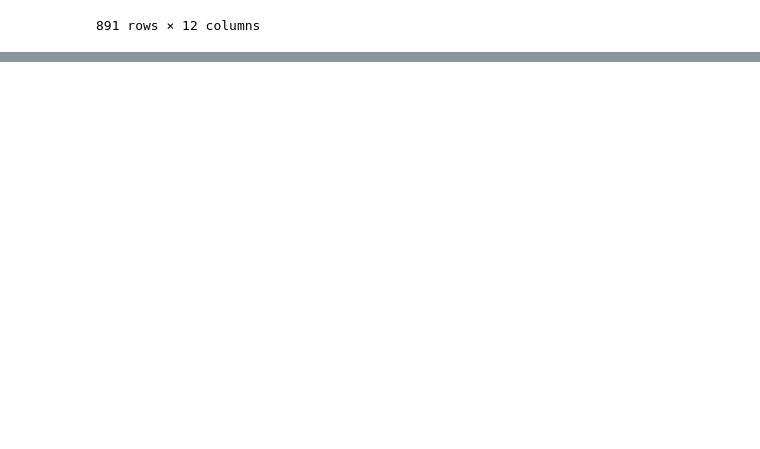
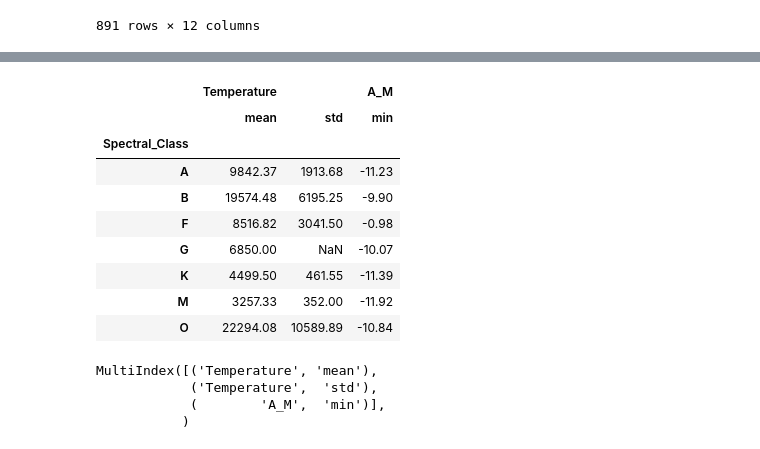
Before and after one commit to jperaltac/pcfi161, a Jupyter notebook: lectures/Test.ipynb, the cells around one changed output, grey strips where cells are left out. Saved outputs shown, nothing was run; the diff lists cells and outputs as text; code cells hidden in the pictures; blank space fills up the shorter version.

```diff
--- a/lectures/Test.ipynb
+++ b/lectures/Test.ipynb
@@ -796,0 +937,25 @@ df
+# %%
+resultado = df.groupby('Spectral_Class').agg({
+    'Temperature': ['mean', 'std'],
+    'A_M': 'min'
+}).round(2)
+# %%
+resultado
+# %% [output]
+|  | Temperature |  | A_M |
+|  | mean | std | min |
+| Spectral_Class |  |  |  |
+| A | 9842.37 | 1913.68 | -11.23 |
+| B | 19574.48 | 6195.25 | -9.90 |
+| F | 8516.82 | 3041.50 | -0.98 |
+| G | 6850.00 | NaN | -10.07 |
+| K | 4499.50 | 461.55 | -11.39 |
+| M | 3257.33 | 352.00 | -11.92 |
+| O | 22294.08 | 10589.89 | -10.84 |
+# %%
+resultado.columns
+# %% [output]
+MultiIndex([('Temperature', 'mean'),
+            ('Temperature',  'std'),
+            (        'A_M',  'min')],
+           )
```
Also changed, not shown: parts of 26 cells of this notebook, 6 other files.
